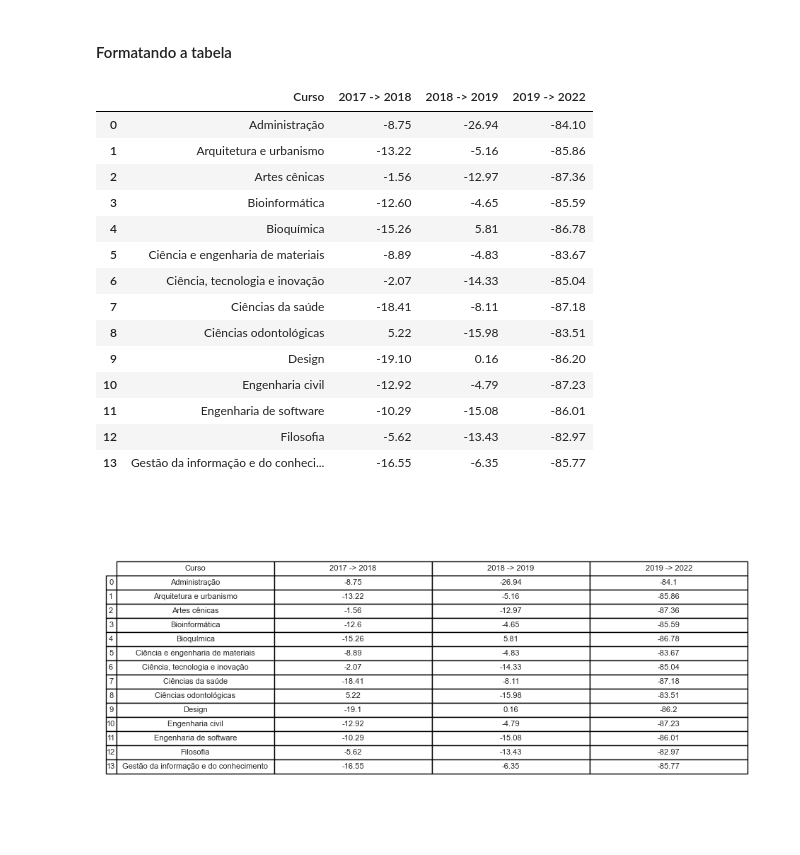
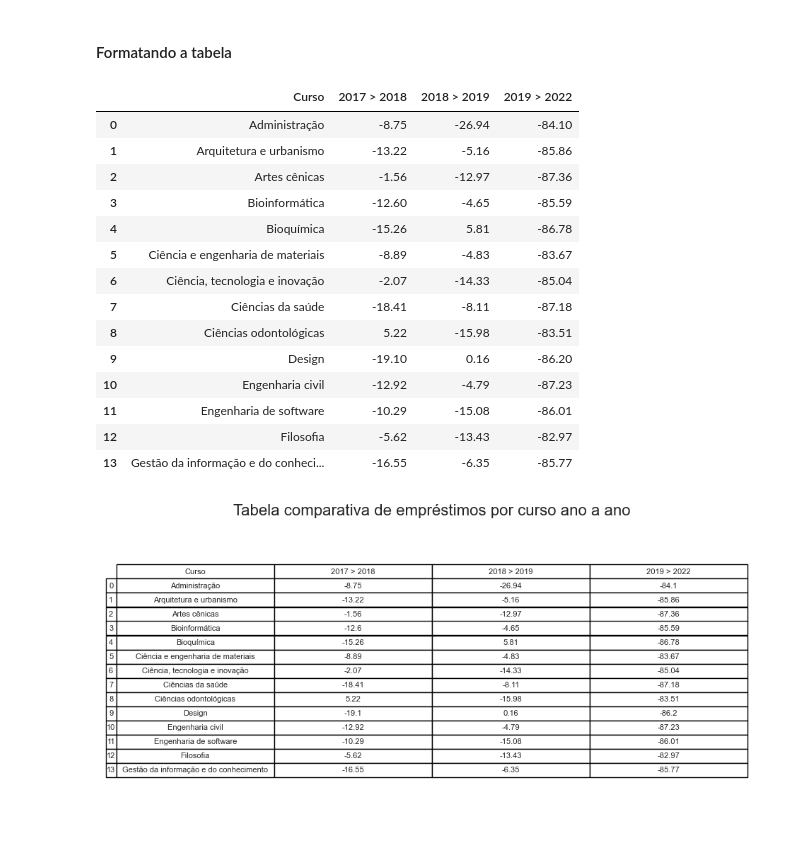
Before and after one commit to xsatox42/projeto-7daysofcode-pandas, a Jupyter notebook: 7daysofcode.ipynb, the cells around one changed output. Cells and saved outputs as stored; diff of their text form; code cells hidden in the pictures.

```diff
--- a/7daysofcode.ipynb
+++ b/7daysofcode.ipynb
@@ -1440,8 +1441,8 @@ percentual_2022 = diferenca_percentual_ano_anterior(emprestimos_pos_graduacao_e_
 # %% [markdown]
 #### Criando um dataframe com as diferenças calculadas
 # %%
-percentual = pd.DataFrame({'2017 -> 2018':percentual_2018,
-                           '2018 -> 2019':percentual_2019,
-                           '2019 -> 2022':percentual_2022})
+percentual = pd.DataFrame({'2017 > 2018':percentual_2018,
+                           '2018 > 2019':percentual_2019,
+                           '2019 > 2022':percentual_2022})
 percentual
 # %% [output]
@@ -1471,7 +1472,7 @@ percentual.Curso = percentual.Curso.str.capitalize()
 
 percentual
 # %% [output]
-|  | Curso | 2017 -> 2018 | 2018 -> 2019 | 2019 -> 2022 |
+|  | Curso | 2017 > 2018 | 2018 > 2019 | 2019 > 2022 |
 | 0 | Administração | -8.75 | -26.94 | -84.10 |
 | 1 | Arquitetura e urbanismo | -13.22 | -5.16 | -85.86 |
 | 2 | Artes cênicas | -1.56 | -12.97 | -87.36 |
@@ -1489,26 +1490,23 @@ percentual
 # %%
 from pandas.plotting import table
 
-# Supondo que seu DataFrame já seja o "percentual"
-# percentual = pd.DataFrame(...) # Seu DataFrame já está carregado
-
 # Configurando o tamanho da imagem
-fig, ax = plt.subplots(figsize=(12, 6))  # Tamanho ajustado da imagem
+fig, ax = plt.subplots(figsize=(12, 5))
 ax.axis('tight')
 ax.axis('off')
 
-# Gerando a tabela com fonte maior e dados centralizados
 tab = table(ax, percentual, loc='center', cellLoc='center', colWidths=[0.2]*len(percentual.columns))
 tab.auto_set_font_size(False)  # Desativar ajuste automático de tamanho da fonte
-tab.set_fontsize(8)  # Definir o tamanho da fonte (ajuste conforme necessário)
-tab.scale(1.2, 1.2)  # Ajustar o tamanho da tabela (ajuste conforme necessário)
+tab.set_fontsize(8)  # Definir o tamanho da fonte
+tab.scale(1.2, 1.2)  # Ajustar o tamanho da tabela
+
+plt.title("Tabela comparativa de empréstimos por curso ano a ano", fontsize=16, pad=20)
+
 
 # Centralizar os dados
 for key, cell in tab.get_celld().items():
-    cell.set_text_props(ha='center', va='center')  # Centraliza horizontalmente (ha) e verticalmente (va)
+    cell.set_text_props(ha='center', va='center')  # Centraliza horizontalmente e verticalmente
 
-# Salvando a imagem
-plt.savefig('tabela_percentual_centralizada.png', bbox_inches='tight', dpi=300)
 plt.show()
 # %% [output]
-[figure, old version]
+[figure, new version]
```
Also changed, not shown: parts of 8 cells of this notebook, 2 other files.
